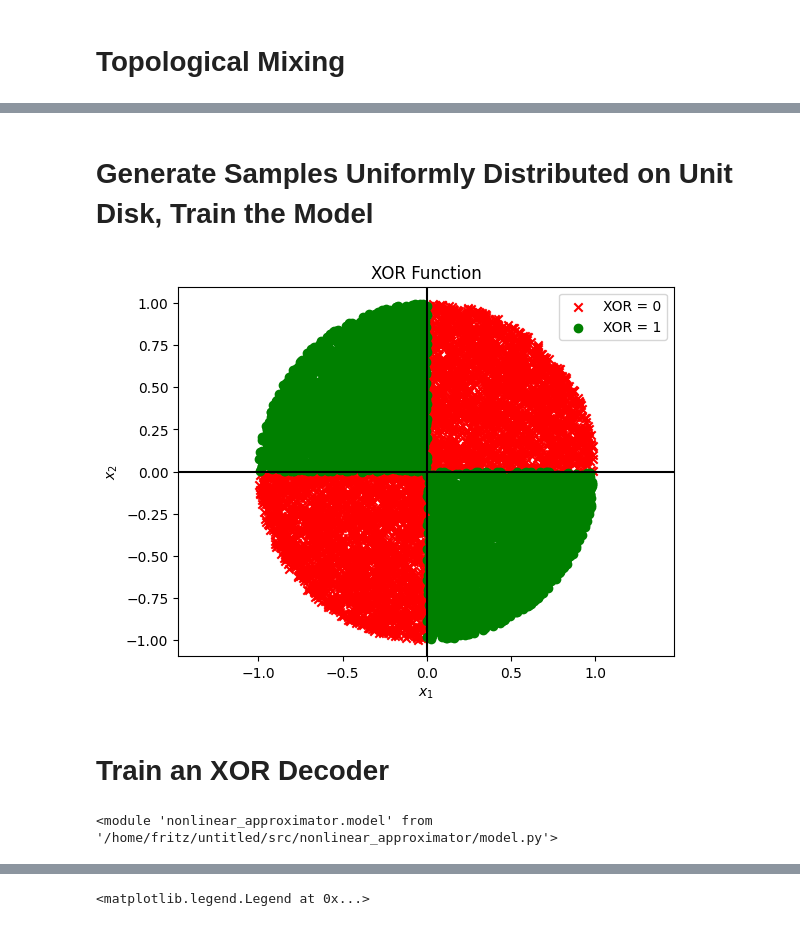
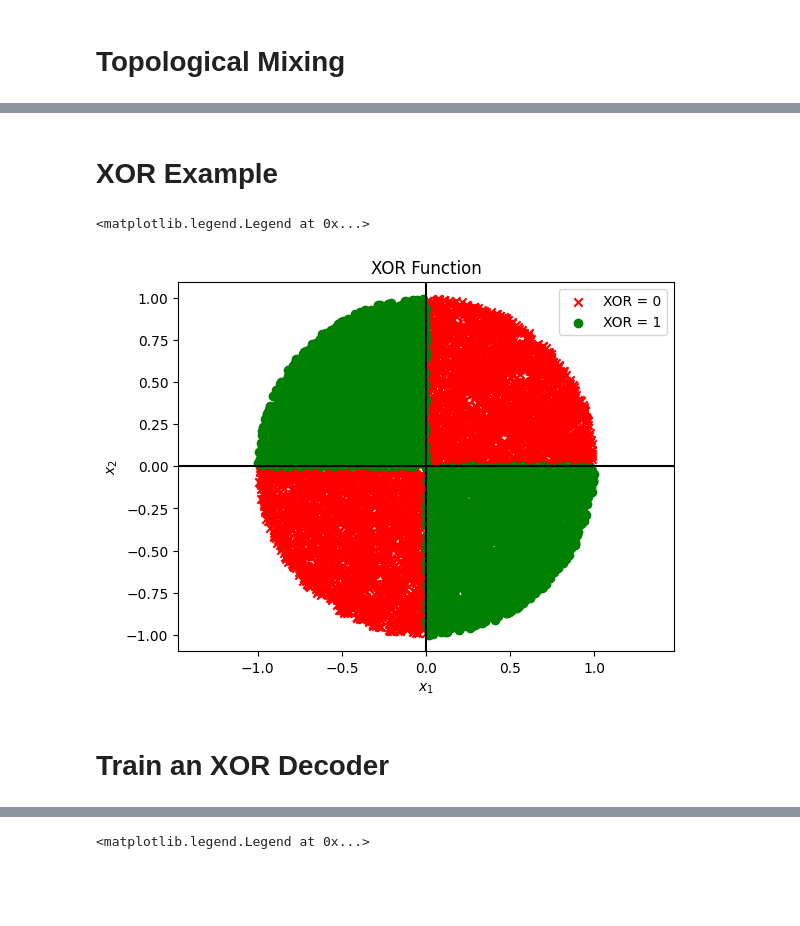
Before and after one commit to Fritz17236/untitled, a Jupyter notebook: xor.ipynb, the cells around one changed output, grey strips where cells are left out. Saved outputs shown, nothing was run; the diff lists cells and outputs as text; code cells hidden in the pictures; blank space fills up the shorter version.

```diff
--- a/xor.ipynb
+++ b/xor.ipynb
@@ -40,20 +63,9 @@ def xor(x: NDArray) -> int:
-# %%
-
-config = na.params.RegressionParams(
-    width=1000,
-    depth=50,
-    input_dimension=2,
-    transform_type=na.activations.TransformType.TENT,
-    transform_params=na.params.TentParams(mu=1.99),
-    output_dimension=1,
-)
-
-model = na.model.NonlinearRegressorModel(config)
 # %% [markdown]
 # Neuron Preferred Directions
 # %%
-
-neurons = model.neurons
+neurons = np.random.normal(loc=0, scale=1, size=(config.input_dimension, config.width))
+neurons = neurons / np.linalg.norm(neurons, axis=0)
+neurons = np.asarray(neurons)
 plt.scatter(neurons[0, :], neurons[1, :])
 plt.title(
     "Randomly Sampled Neuron 'Preferred Directions' along the Unit Hypersphere (d=2)"
@@ -63,7 +75,7 @@ plt.show()
 plt.title("Neural Nonlinear Activation Function")
 xs = np.asarray(np.linspace(-1.5, 1.5, num=1000))
 # plt.plot(xs, gauss(xs, alpha=nonlinear_params['alpha'], beta=nonlinear_params['beta']))
-plt.plot(xs, na.activations.tent(xs, params=config.transform_params))
+plt.plot(xs, activations.tent(xs, params=config.transform_params))
 
 # plt.xlim([-1, 1])
 # plt.ylim(-1,1)
@@ -104,8 +116,7 @@ plt.show()
-# %% [markdown]
-# Generate Samples Uniformly Distributed on Unit Disk, Train the Model
+# %% [markdown]
+# XOR Example
 # %%
-
-# Create
+# acts has shape (depth, num_neurons, num_samples)
 test_samples = np.random.normal(
     loc=0, scale=1, size=(config.input_dimension, num_samples_test)
 )
@@ -120,39 +131,49 @@ test_radii = np.random.uniform(0, 1, size=num_samples_test)
 train_radii = np.random.uniform(0, 1, size=num_samples_train)
 test_samples *= np.sqrt(test_radii)
 train_samples *= np.sqrt(train_radii)
+
+
+# Batch compute activations
+activations_train = activations.compute_activations(
+    neurons, input_x=train_samples, config=config
+)  # np.zeros((n_layers, num_neurons, num_samples_train))
+activations_test = activations.compute_activations(
+    neurons, input_x=test_samples, config=config
+)  # np.zeros((n_layers, num_neurons, num_samples_train))
+
 
 # Compute XOR, then use making to plot classification
 xors_train = np.expand_dims(
     np.array([xor(train_samples[:, i]) for i in range(num_samples_train)]), axis=-1
 )
 
 mask_0 = (xors_train == 0).squeeze()
 mask_1 = (xors_train == 1).squeeze()
 plt.scatter(
     train_samples[0, mask_0],
     train_samples[1, mask_0],
     c="red",
     marker="x",
     label="XOR = 0",
 )
 plt.scatter(
     train_samples[0, mask_1],
     train_samples[1, mask_1],
     c="green",
     marker="o",
     label="XOR = 1",
 )
 
 plt.axis("equal")
 plt.axvline(x=0, c="black")
 plt.axhline(y=0, c="black")
 
 plt.title("XOR Function")
 plt.xlabel("$x_1$")
 plt.ylabel("$x_2$")
 plt.legend()
-plt.show()
 # %% [output]
+<matplotlib.legend.Legend at 0x...>
-[figure, old version]
+[figure, new version]
 # %% [markdown]
 # Train an XOR Decoder
@@ -162,4 +179,0 @@ model.fit(train_samples, xors_train)
-# %%
-reload(na.model)
-# %% [output]
-<module 'nonlinear_approximator.model' from '/home/fritz/untitled/src/nonlinear_approximator/model.py'>
```
Also changed, not shown: parts of 9 cells of this notebook, 2 other files.
